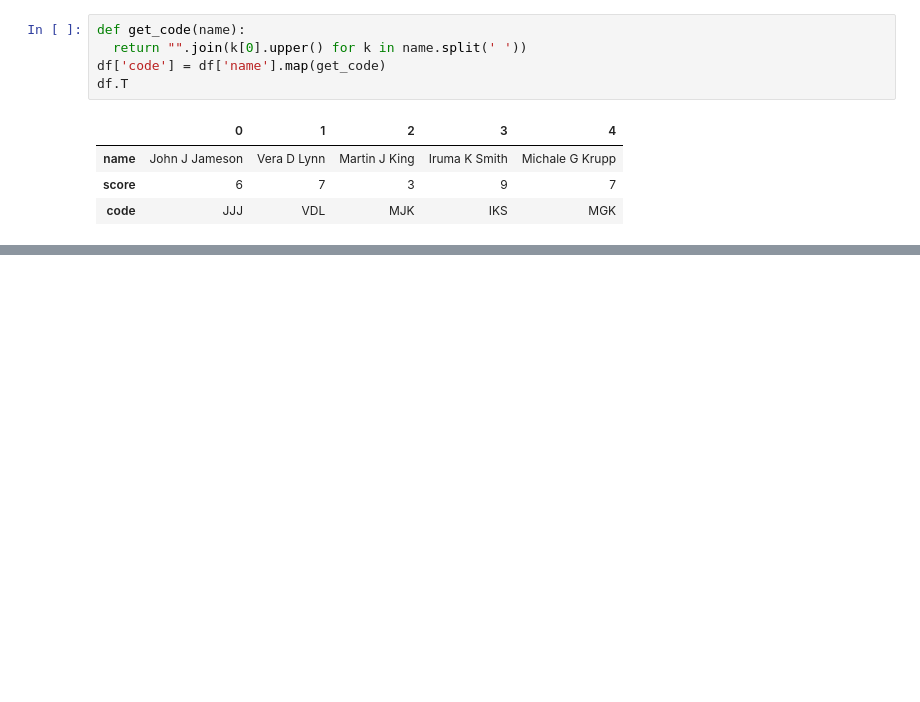
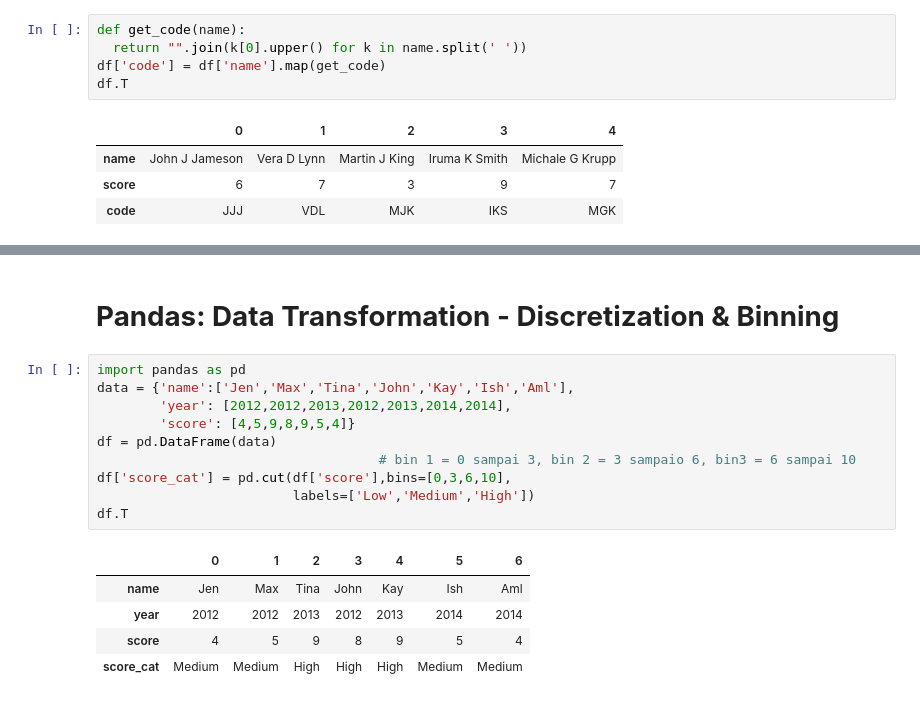
Before and after one commit to Akanerd/Orbit-Archieve, a Jupyter notebook: Day 11 - Live Code Sesi 1.ipynb, the cells around one changed output, grey strips where cells are left out. Drawn from its saved outputs; the diff is of its cells as text; blank space fills up the shorter version.

```diff
--- a/Day 11 - Live Code Sesi 1.ipynb
+++ b/Day 11 - Live Code Sesi 1.ipynb
@@ -44,0 +183,18 @@ df.T
+# %% [markdown]
+# **Pandas: Data Transformation - Discretization & Binning**
+# %%
+import pandas as pd
+data = {'name':['Jen','Max','Tina','John','Kay','Ish','Aml'],
+        'year': [2012,2012,2013,2012,2013,2014,2014],
+        'score': [4,5,9,8,9,5,4]}
+df = pd.DataFrame(data)
+                                    # bin 1 = 0 sampai 3, bin 2 = 3 sampaio 6, bin3 = 6 sampai 10
+df['score_cat'] = pd.cut(df['score'],bins=[0,3,6,10],
+                         labels=['Low','Medium','High'])
+df.T
+# %% [output]
+|  | 0 | 1 | 2 | 3 | 4 | 5 | 6 |
+| name | Jen | Max | Tina | John | Kay | Ish | Aml |
+| year | 2012 | 2012 | 2013 | 2012 | 2013 | 2014 | 2014 |
+| score | 4 | 5 | 9 | 8 | 9 | 5 | 4 |
+| score_cat | Medium | Medium | High | High | High | Medium | Medium |
```
Also changed, not shown: parts of 22 cells of this notebook.
